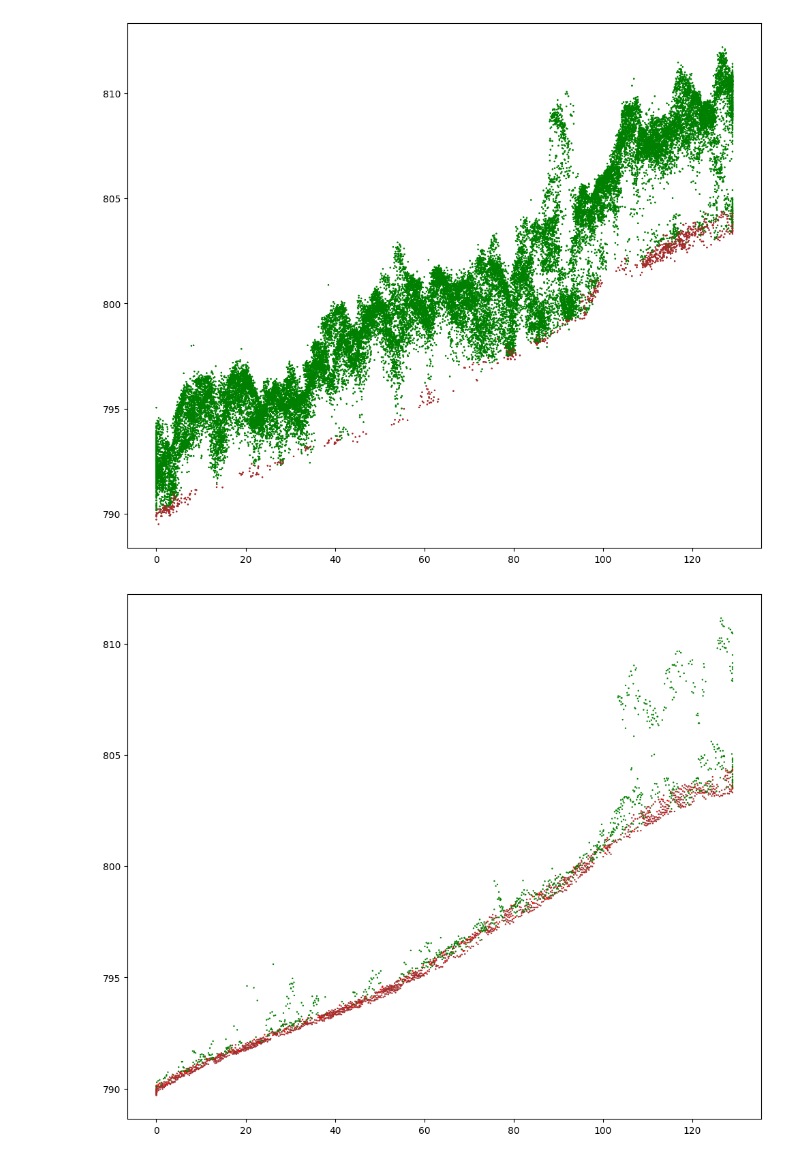
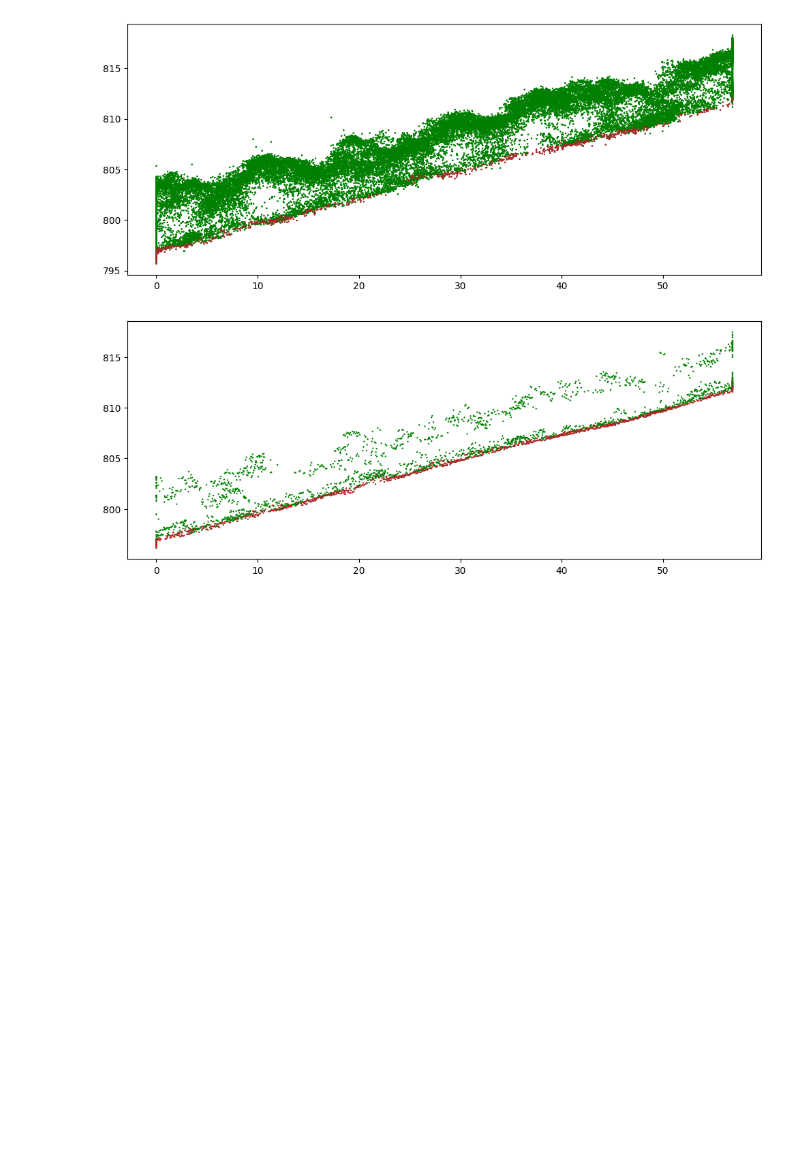
Before and after one commit to bartulo/leyre, a Jupyter notebook: transectos.ipynb, the cells around one changed output. Cells and saved outputs as stored; diff of their text form; code cells hidden in the pictures; blank space fills up the shorter version.

```diff
--- a/transectos.ipynb
+++ b/transectos.ipynb
@@ -1,48 +1,55 @@
 # %%
-def get_sql_text(vuelo, zona, buffer):
+def get_sql_text(vuelo, zona, buffer, **kwargs):
+    if 'subname' in kwargs:
+        transecto_table_name = f'transecto_zona{zona}{kwargs['subname']}'
+    else:
+        transecto_table_name = f'transecto_zona{zona}'
     if vuelo.startswith('vuelo'):
         return f'''
                 WITH patches as (
-                    select a.id, pa from {vuelo}_zona{zona} a, transecto_zona{zona} b
+                    select a.id, pa from {vuelo}_zona{zona} a, {transecto_table_name} b
                     where pc_intersects(pa, ST_buffer(b.geom, {buffer}))
                 ), points_table as (
                     select pc_explode(pc_intersection(pa, ST_buffer(c.geom, {buffer}))) as points
-                    from patches, transecto_zona{zona} c
+                    from patches, {transecto_table_name} c
                 )
                 select pc_get(points, 'x') x, pc_get(points, 'y') y, pc_get(points, 'z') z,
                     st_distance(st_startpoint(b.geom), st_closestpoint(geom, st_point(pc_get(points, 'x'), pc_get(points, 'y'), 25830))) as dist,
                     st_distance(st_closestpoint(b.geom, st_point(pc_get(points, 'x'), pc_get(points, 'y'), 25830)), st_point(pc_get(points, 'x'), pc_get(points, 'y'), 25830)) as depth,
                     pc_get(points, 'classification') as clas
-                from points_table a, transecto_zona{zona} b
+                from points_table a, {transecto_table_name} b
                 '''
     elif vuelo.startswith('lida'):
         return f'''
             WITH patches as (
-                select a.id, pa from {vuelo}_zona{zona} a, transecto_zona{zona} b
+                select a.id, pa from {vuelo}_zona{zona} a, {transecto_table_name} b
                 where pc_intersects(pa, ST_buffer(b.geom, {buffer}))
             ), points_table as (
                 select pc_explode(pc_intersection(pa, ST_buffer(c.geom, {buffer}))) as points
-                from patches, transecto_zona{zona} c
+                from patches, {transecto_table_name} c
             )
             select pc_get(points, 'x') x, pc_get(points, 'y') y, pc_get(points, 'z') z,
                 st_distance(st_startpoint(b.geom), st_closestpoint(b.geom, st_point(pc_get(points, 'x'), pc_get(points, 'y'), 25830))) as dist,
                 st_distance(st_closestpoint(geom, st_point(pc_get(points, 'x'), pc_get(points, 'y'), 25830)), st_point(pc_get(points, 'x'), pc_get(points, 'y'), 25830)) as depth,
                 pc_get(points, 'classification') as clas
-            from points_table a, transecto_zona{zona} b
-            where pc_get(points, 'classification') between 0 and 7
+            from points_table a, {transecto_table_name} b
+            where pc_get(points, 'classification') between 1 and 6
             '''
 # %%
 from sqlalchemy import create_engine
 import pandas as pd
 import matplotlib.pyplot as plt
 
-def plot_transect(vuelo, zona, buffer):
+def plot_transect(vuelo, zona, buffer, **kwargs):
     engine = create_engine("postgresql://postgres:ventanuco@172.17.0.2:5432/pointclouds")
 
-    df = pd.read_sql(get_sql_text(vuelo, zona, buffer), engine)
+    if 'subname' in kwargs:
+        df = pd.read_sql(get_sql_text(vuelo, zona, buffer, subname=kwargs['subname']), engine)
+    else:
+        df = pd.read_sql(get_sql_text(vuelo, zona, buffer), engine)
 
     if vuelo.startswith('lida'):
-        colors = {1: 'red', 2: 'brown', 3: 'green', 4: 'green', 5: 'green', 6: 'pink', 28: 'black', 18: 'black', 27: 'black', 11: 'black', 17: 'black'}
+        colors = {0: 'brown', 1: 'red', 2: 'brown', 3: 'green', 4: 'green', 5: 'green', 6: 'green', 7: 'black', 28: 'black', 18: 'black', 27: 'black', 11: 'black', 17: 'black'}
     elif vuelo.startswith('vuelo'):
         colors = {0: 'brown', 1: 'brown', 2: 'brown', 3: 'brown',
                   4: 'green', 5: 'green', 6: 'green', 7: 'green', 8: 'green', 9: 'green', 10: 'green', 11: 'green', 12: 'green', 13: 'green', 14: 'green'}
@@ -51,10 +58,15 @@ def plot_transect(vuelo, zona, buffer):
 
     fig = plt.figure(figsize=(12,10))
     plt.scatter(df.dist, df.z, c=df.colors, s=0.5)
-    plt.savefig(f'FINALES/IMAGENES/ZONA{zona}/transecto_{vuelo}_zona{zona}.png', bbox_inches='tight')
+    ax = plt.gca()
+    ax.set_aspect('equal', adjustable='box')
+    if 'subname' in kwargs:
+        plt.savefig(f'FINALES/IMAGENES/ZONA{zona}/transecto_{vuelo}_zona{zona}{kwargs['subname']}.png', bbox_inches='tight')
+    else:
+        plt.savefig(f'FINALES/IMAGENES/ZONA{zona}/transecto_{vuelo}_zona{zona}.png', bbox_inches='tight')
 # %%
 for vuelo in ['lida2', 'lida3', 'vuelo1', 'vuelo2']:
-    plot_transect(vuelo, 2, 2)
+    plot_transect(vuelo, 2, 4, subname='_modelo7')
 # %% [output]
-[figure, old version]
+[figure, new version]
-[figure, old version]
+[figure, new version]
```
Also changed, not shown: parts of 4 cells of this notebook, 20 other files.
